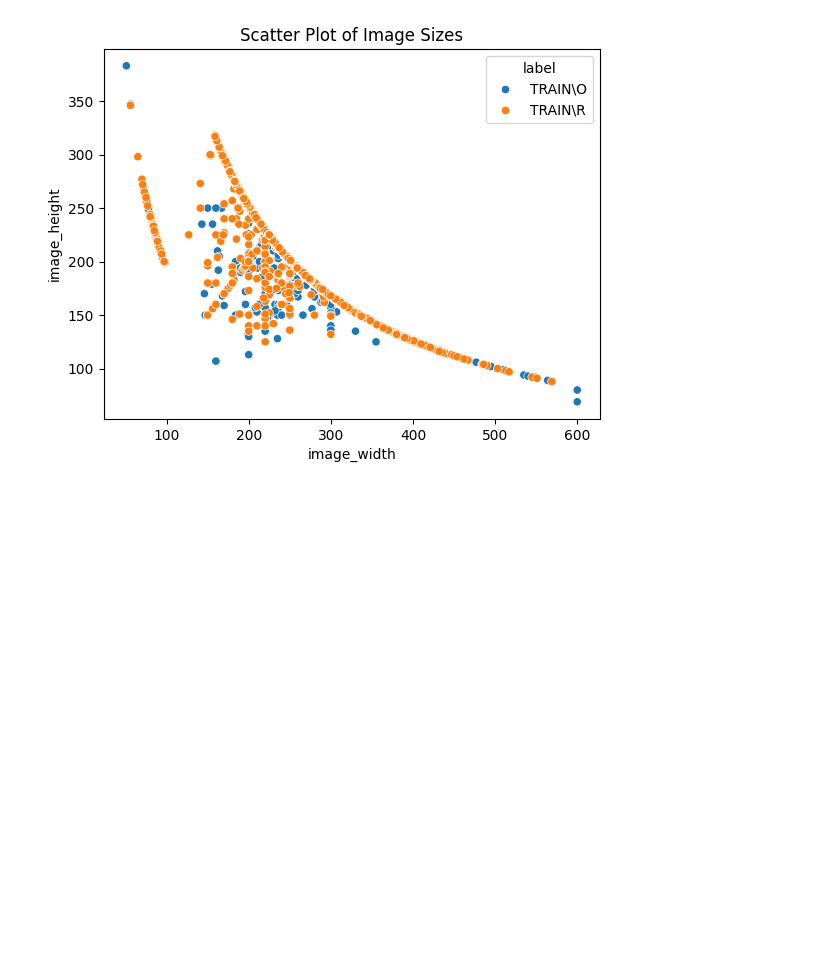
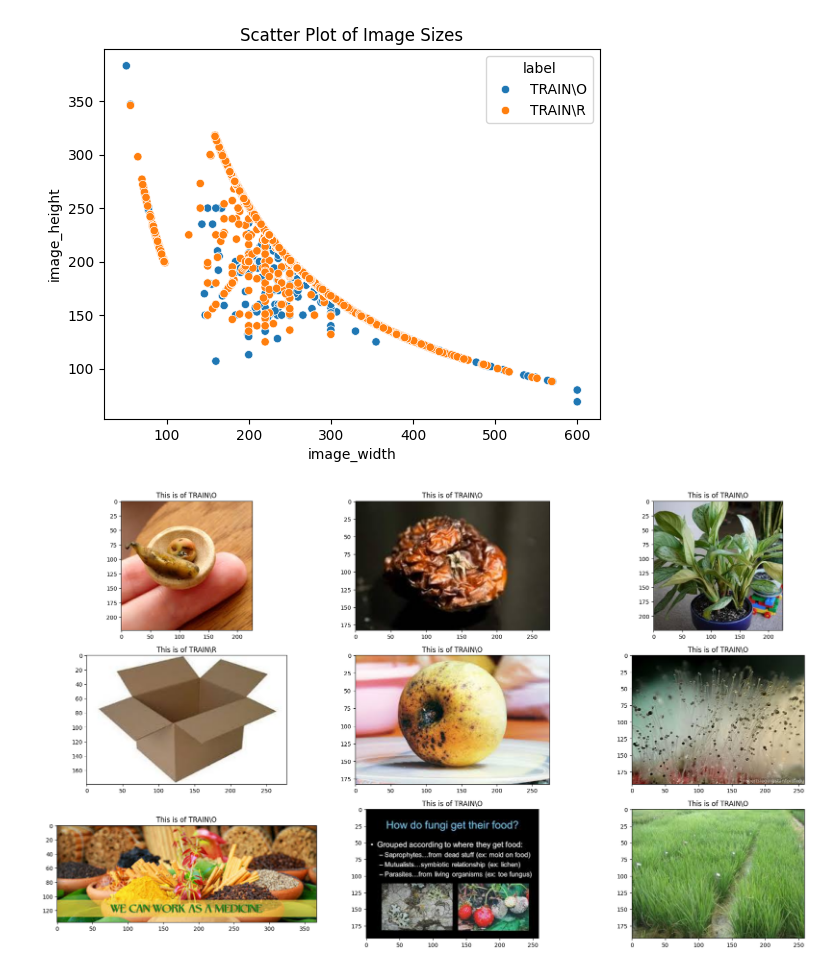
Before and after one commit to likhith234/WASTECLASSIFICATION, a Jupyter notebook: wasteclassification.ipynb, the cells around one changed output. Drawn from its saved outputs; the diff is of its cells as text; code cells hidden in the pictures; blank space fills up the shorter version.

```diff
--- a/wasteclassification.ipynb
+++ b/wasteclassification.ipynb
@@ -10,8 +10,8 @@ import warnings
 warnings.filterwarnings('ignore')
 # %%
 #Setting the path to the data set
-train_path = "dataset/TRAIN"
-test_path = "dataset/TEST"
+train_path = "DATASET/TRAIN"
+test_path = "DATASET/TEST"
 # %%
 #Necessary libraries from package tensorflow
 from tensorflow.keras.models import Sequential
@@ -34,6 +34,19 @@ data = pd.DataFrame({'image':x_data,"label":y_data})
 print(data.shape)
 # %% [output]
 (22564, 2)
+# %%
+# Extracting height and width of each image
+image_heights = []
+image_widths = []
+
+for img_array in data['image']:
+    height, width, _ = img_array.shape  # Get the height and width from the image
+    image_heights.append(height)
+    image_widths.append(width)
+
+# Add the height and width to the DataFrame
+data['image_height'] = image_heights
+data['image_width'] = image_widths
 # %%
 #Display of single image
 plt.imshow(data['image'][0])
@@ -88,3 +105,14 @@ plt.title("Scatter Plot of Image Sizes")
 plt.show()
 # %% [output]
 [figure]
+# %%
+#Vlisualization of image
+plt.figure(figsize=(20, 15))
+for i in range(9):
+    plt.subplot(4, 3,(i%12)+1)
+    index = np.random.randint(15000)
+    plt.title('This is of {0}'.format(data.label[index]))
+    plt.imshow(data.image[index])
+    plt.tight_layout()
+# %% [output]
+[figure, added]
```
Also changed, not shown: parts of 6 cells of this notebook.
